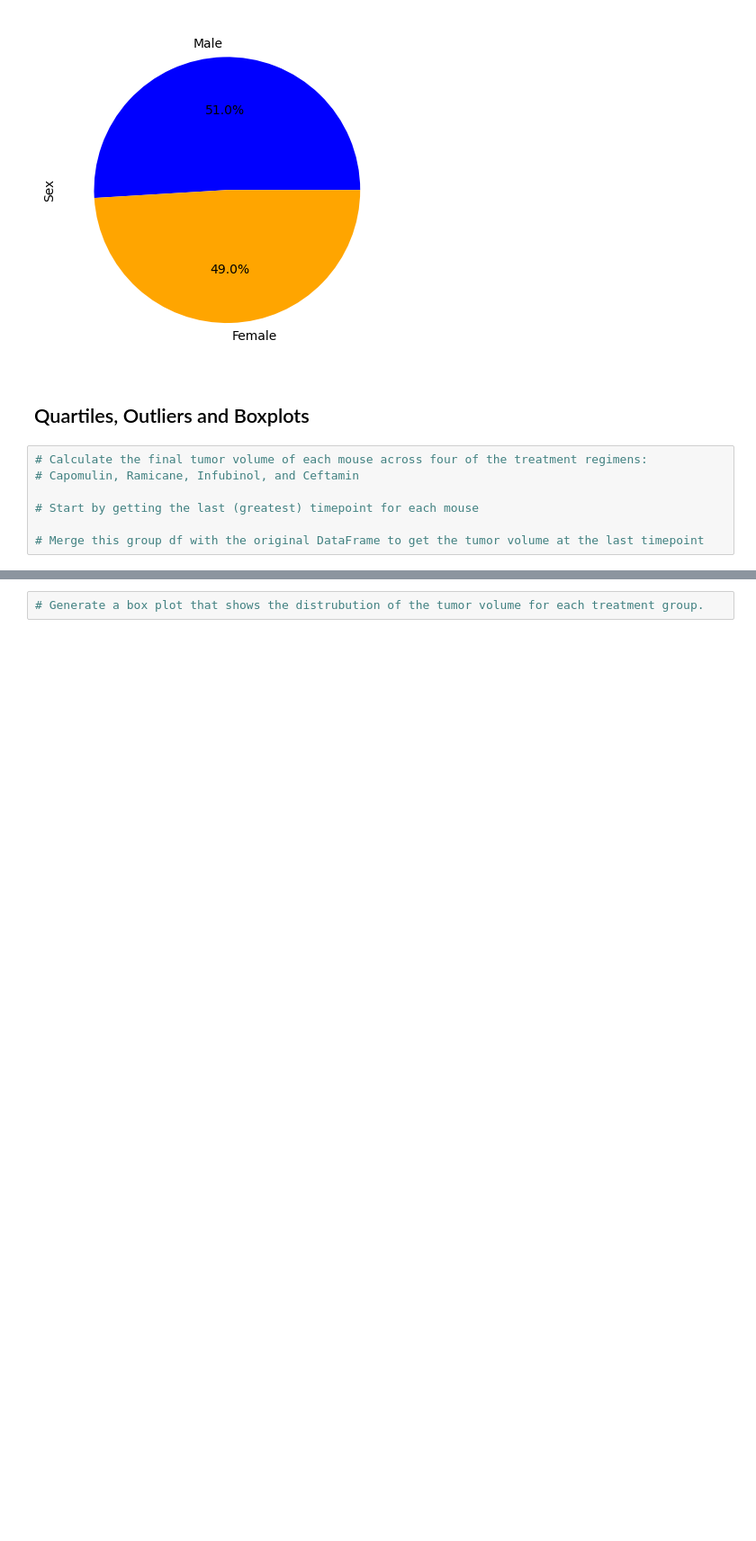
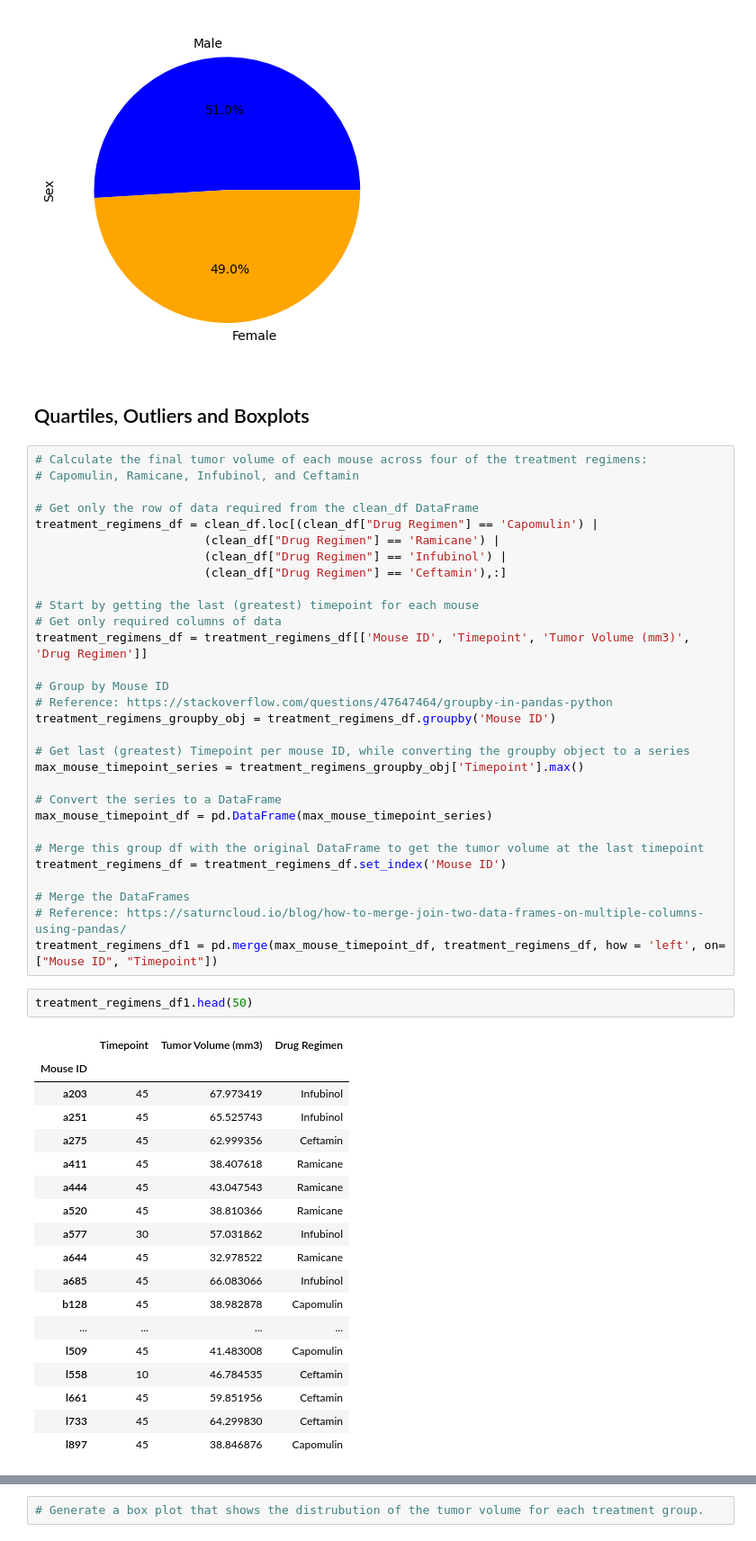
Before and after one commit to ElizabethDashwood/Pymaceuticals-challenge, a Jupyter notebook: Pymaceuticals/pymaceuticals_starter.ipynb, the cells around one changed output, grey strips where cells are left out. Shown at 90% size. Drawn from its saved outputs; the diff is of its cells as text; blank space fills up the shorter version.

```diff
--- a/Pymaceuticals/pymaceuticals_starter.ipynb
+++ b/Pymaceuticals/pymaceuticals_starter.ipynb
@@ -223,13 +223,57 @@ plt.show()
 [figure]
 # %% [markdown]
 ## Quartiles, Outliers and Boxplots
-# %%
-# Calculate the final tumor volume of each mouse across four of the treatment regimens:
-# Capomulin, Ramicane, Infubinol, and Ceftamin
-
-# Start by getting the last (greatest) timepoint for each mouse
-
-# Merge this group df with the original DataFrame to get the tumor volume at the last timepoint
+# %%
+# Calculate the final tumor volume of each mouse across four of the treatment regimens:
+# Capomulin, Ramicane, Infubinol, and Ceftamin
+
+# Get only the row of data required from the clean_df DataFrame
+treatment_regimens_df = clean_df.loc[(clean_df["Drug Regimen"] == 'Capomulin') |
+                        (clean_df["Drug Regimen"] == 'Ramicane') |
+                        (clean_df["Drug Regimen"] == 'Infubinol') |
+                        (clean_df["Drug Regimen"] == 'Ceftamin'),:]
+
+# Start by getting the last (greatest) timepoint for each mouse
+# Get only required columns of data
+treatment_regimens_df = treatment_regimens_df[['Mouse ID', 'Timepoint', 'Tumor Volume (mm3)', 'Drug Regimen']]
+
+# Group by Mouse ID
+# Reference: https://stackoverflow.com/questions/47647464/groupby-in-pandas-python
+treatment_regimens_groupby_obj = treatment_regimens_df.groupby('Mouse ID')
+
+# Get last (greatest) Timepoint per mouse ID, while converting the groupby object to a series
+max_mouse_timepoint_series = treatment_regimens_groupby_obj['Timepoint'].max()
+
+# Convert the series to a DataFrame
+max_mouse_timepoint_df = pd.DataFrame(max_mouse_timepoint_series)
+
+# Merge this group df with the original DataFrame to get the tumor volume at the last timepoint
+treatment_regimens_df = treatment_regimens_df.set_index('Mouse ID')
+
+# Merge the DataFrames
+# Reference: https://saturncloud.io/blog/how-to-merge-join-two-data-frames-on-multiple-columns-using-pandas/
+treatment_regimens_df1 = pd.merge(max_mouse_timepoint_df, treatment_regimens_df, how = 'left', on= ["Mouse ID", "Timepoint"])
+# %%
+treatment_regimens_df1.head(50)
+# %% [output]
+|  | Timepoint | Tumor Volume (mm3) | Drug Regimen |
+| Mouse ID |  |  |  |
+| a203 | 45 | 67.973419 | Infubinol |
+| a251 | 45 | 65.525743 | Infubinol |
+| a275 | 45 | 62.999356 | Ceftamin |
+| a411 | 45 | 38.407618 | Ramicane |
+| a444 | 45 | 43.047543 | Ramicane |
+| a520 | 45 | 38.810366 | Ramicane |
+| a577 | 30 | 57.031862 | Infubinol |
+| a644 | 45 | 32.978522 | Ramicane |
+| a685 | 45 | 66.083066 | Infubinol |
+| b128 | 45 | 38.982878 | Capomulin |
+| ... | ... | ... | ... |
+| l509 | 45 | 41.483008 | Capomulin |
+| l558 | 10 | 46.784535 | Ceftamin |
+| l661 | 45 | 59.851956 | Ceftamin |
+| l733 | 45 | 64.299830 | Ceftamin |
+| l897 | 45 | 38.846876 | Capomulin |
 # %%
 # Put treatments into a list for for loop (and later for plot labels)
 
```
Also changed, not shown: parts of 2 cells of this notebook.
